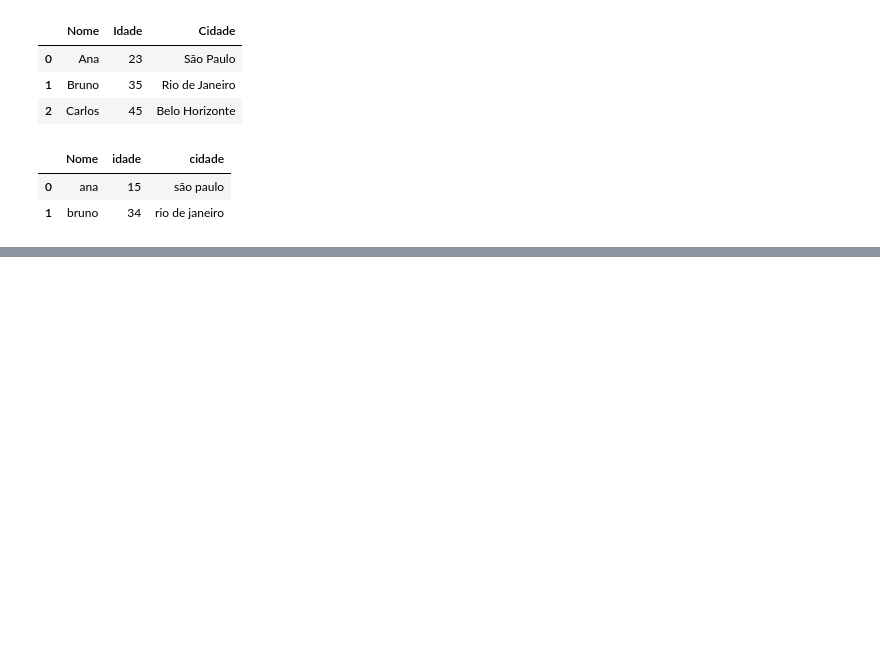
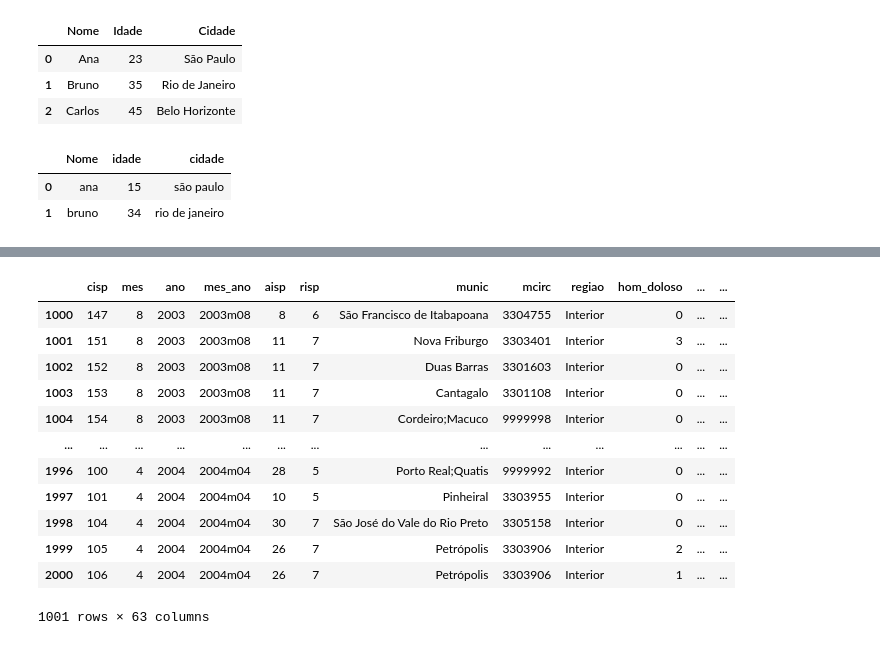
Before and after one commit to MatheusVieira12/Repo_Senac, a Jupyter notebook: aulas/bibliotecas.ipynb, the cells around one changed output, grey strips where cells are left out. Saved outputs shown, nothing was run; the diff lists cells and outputs as text; code cells hidden in the pictures; blank space fills up the shorter version.

```diff
--- a/aulas/bibliotecas.ipynb
+++ b/aulas/bibliotecas.ipynb
@@ -35,0 +148,17 @@ NameError: name 'nomecsv' is not defined
+# %%
+df_1000_a_2000 = df.iloc[1000:2001] # Acesso por indice
+df_1000_a_2000
+# %% [output]
+|  | cisp | mes | ano | mes_ano | aisp | risp | munic | mcirc | regiao | hom_doloso | ... | ... |
+| 1000 | 147 | 8 | 2003 | 2003m08 | 8 | 6 | São Francisco de Itabapoana | 3304755 | Interior | 0 | ... | ... |
+| 1001 | 151 | 8 | 2003 | 2003m08 | 11 | 7 | Nova Friburgo | 3303401 | Interior | 3 | ... | ... |
+| 1002 | 152 | 8 | 2003 | 2003m08 | 11 | 7 | Duas Barras | 3301603 | Interior | 0 | ... | ... |
+| 1003 | 153 | 8 | 2003 | 2003m08 | 11 | 7 | Cantagalo | 3301108 | Interior | 0 | ... | ... |
+| 1004 | 154 | 8 | 2003 | 2003m08 | 11 | 7 | Cordeiro;Macuco | 9999998 | Interior | 0 | ... | ... |
+| ... | ... | ... | ... | ... | ... | ... | ... | ... | ... | ... | ... | ... |
+| 1996 | 100 | 4 | 2004 | 2004m04 | 28 | 5 | Porto Real;Quatis | 9999992 | Interior | 0 | ... | ... |
+| 1997 | 101 | 4 | 2004 | 2004m04 | 10 | 5 | Pinheiral | 3303955 | Interior | 0 | ... | ... |
+| 1998 | 104 | 4 | 2004 | 2004m04 | 30 | 7 | São José do Vale do Rio Preto | 3305158 | Interior | 0 | ... | ... |
+| 1999 | 105 | 4 | 2004 | 2004m04 | 26 | 7 | Petrópolis | 3303906 | Interior | 2 | ... | ... |
+| 2000 | 106 | 4 | 2004 | 2004m04 | 26 | 7 | Petrópolis | 3303906 | Interior | 1 | ... | ... |
+1001 rows × 63 columns
```
Also changed, not shown: parts of 12 cells of this notebook.
